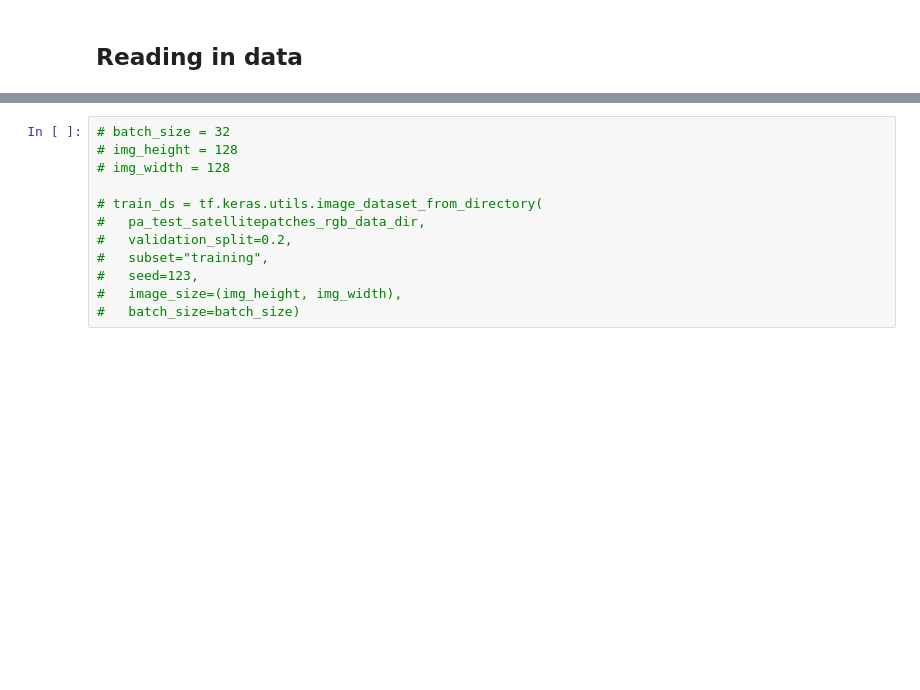
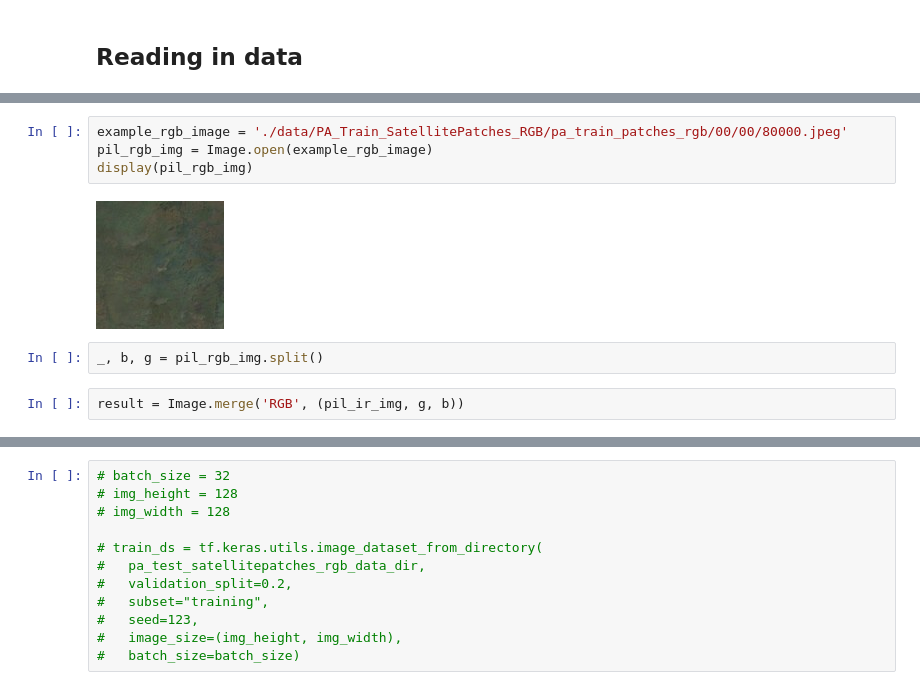
Before and after one commit to timchopard/ml-geolife, a Jupyter notebook: scratchpad-darren.ipynb, the cells around one changed output, grey strips where cells are left out. Cells and saved outputs as stored; diff of their text form; blank space fills up the shorter version.

```diff
--- a/scratchpad-darren.ipynb
+++ b/scratchpad-darren.ipynb
@@ -89,0 +72,10 @@ for cd in pa_test_satellitepatches_rgb_data_dir.iterdir():
+# %%
+example_rgb_image = './data/PA_Train_SatellitePatches_RGB/pa_train_patches_rgb/00/00/80000.jpeg'
+pil_rgb_img = Image.open(example_rgb_image)
+display(pil_rgb_img)
+# %% [output]
+[figure, added]
+# %%
+_, b, g = pil_rgb_img.split()
+# %%
+result = Image.merge('RGB', (pil_ir_img, g, b))
```
Also changed, not shown: parts of 10 cells of this notebook, 2 other files.
